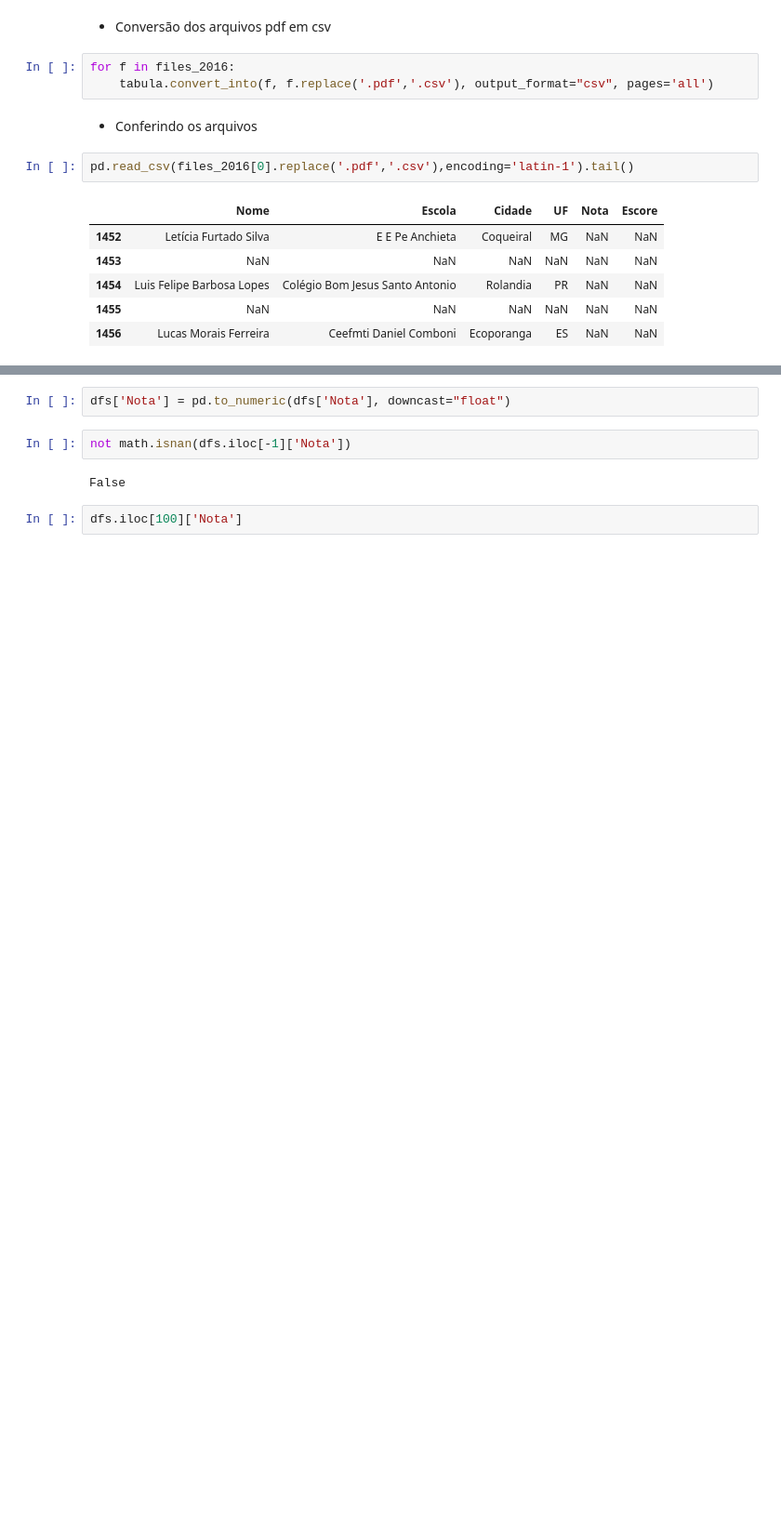
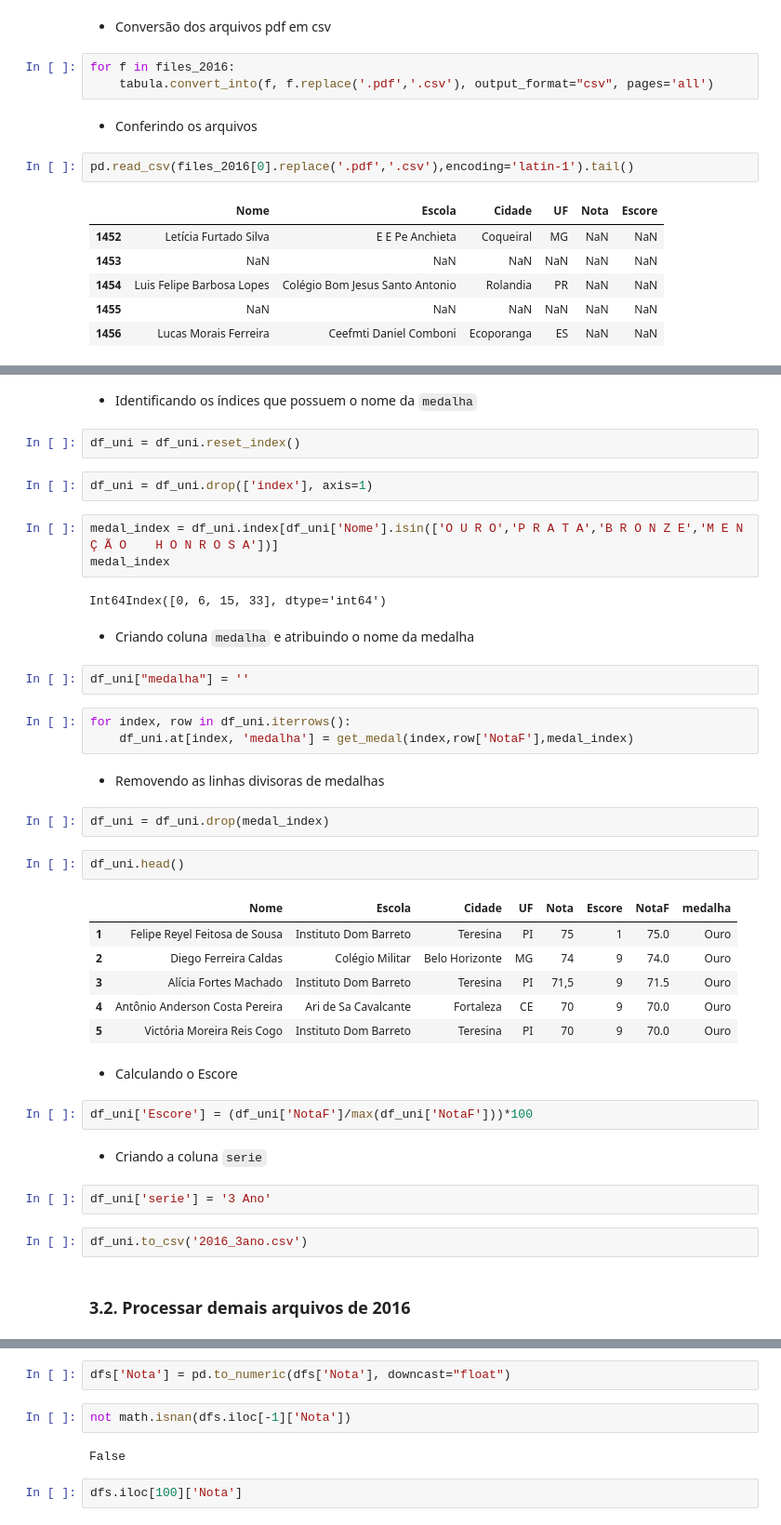
Before and after one commit to ordepzero/onc, a Jupyter notebook: ONC Data Wrangling.ipynb, the cells around one changed output, grey strips where cells are left out. Shown at 93% size. Saved outputs shown, nothing was run; the diff lists cells and outputs as text; blank space fills up the shorter version.

```diff
--- a/ONC Data Wrangling.ipynb
+++ b/ONC Data Wrangling.ipynb
@@ -326,0 +345,43 @@ Name: medal, dtype: object
+# %% [markdown]
+- Identificando os índices que possuem o nome da `medalha`
+# %%
+df_uni = df_uni.reset_index()
+# %%
+df_uni = df_uni.drop(['index'], axis=1)
+# %%
+medal_index = df_uni.index[df_uni['Nome'].isin(['O U R O','P R A T A','B R O N Z E','M E N Ç Ã O    H O N R O S A'])]
+medal_index
+# %% [output]
+Int64Index([0, 6, 15, 33], dtype='int64')
+# %% [markdown]
+- Criando coluna `medalha` e atribuindo o nome da medalha
+# %%
+df_uni["medalha"] = ''
+# %%
+for index, row in df_uni.iterrows():
+    df_uni.at[index, 'medalha'] = get_medal(index,row['NotaF'],medal_index)
+# %% [markdown]
+- Removendo as linhas divisoras de medalhas
+# %%
+df_uni = df_uni.drop(medal_index)
+# %%
+df_uni.head()
+# %% [output]
+|  | Nome | Escola | Cidade | UF | Nota | Escore | NotaF | medalha |
+| 1 | Felipe Reyel Feitosa de Sousa | Instituto Dom Barreto | Teresina | PI | 75 | 1 | 75.0 | Ouro |
+| 2 | Diego Ferreira Caldas | Colégio Militar | Belo Horizonte | MG | 74 | 9 | 74.0 | Ouro |
+| 3 | Alícia Fortes Machado | Instituto Dom Barreto | Teresina | PI | 71,5 | 9 | 71.5 | Ouro |
+| 4 | Antônio Anderson Costa Pereira | Ari de Sa Cavalcante | Fortaleza | CE | 70 | 9 | 70.0 | Ouro |
+| 5 | Victória Moreira Reis Cogo | Instituto Dom Barreto | Teresina | PI | 70 | 9 | 70.0 | Ouro |
+# %% [markdown]
+- Calculando o Escore
+# %%
+df_uni['Escore'] = (df_uni['NotaF']/max(df_uni['NotaF']))*100
+# %% [markdown]
+- Criando a coluna `serie`
+# %%
+df_uni['serie'] = '3 Ano'
+# %%
+df_uni.to_csv('2016_3ano.csv')
+# %% [markdown]
+### 3.2. Processar demais arquivos de 2016
```
Also changed, not shown: parts of 59 cells of this notebook, 18 other files.
